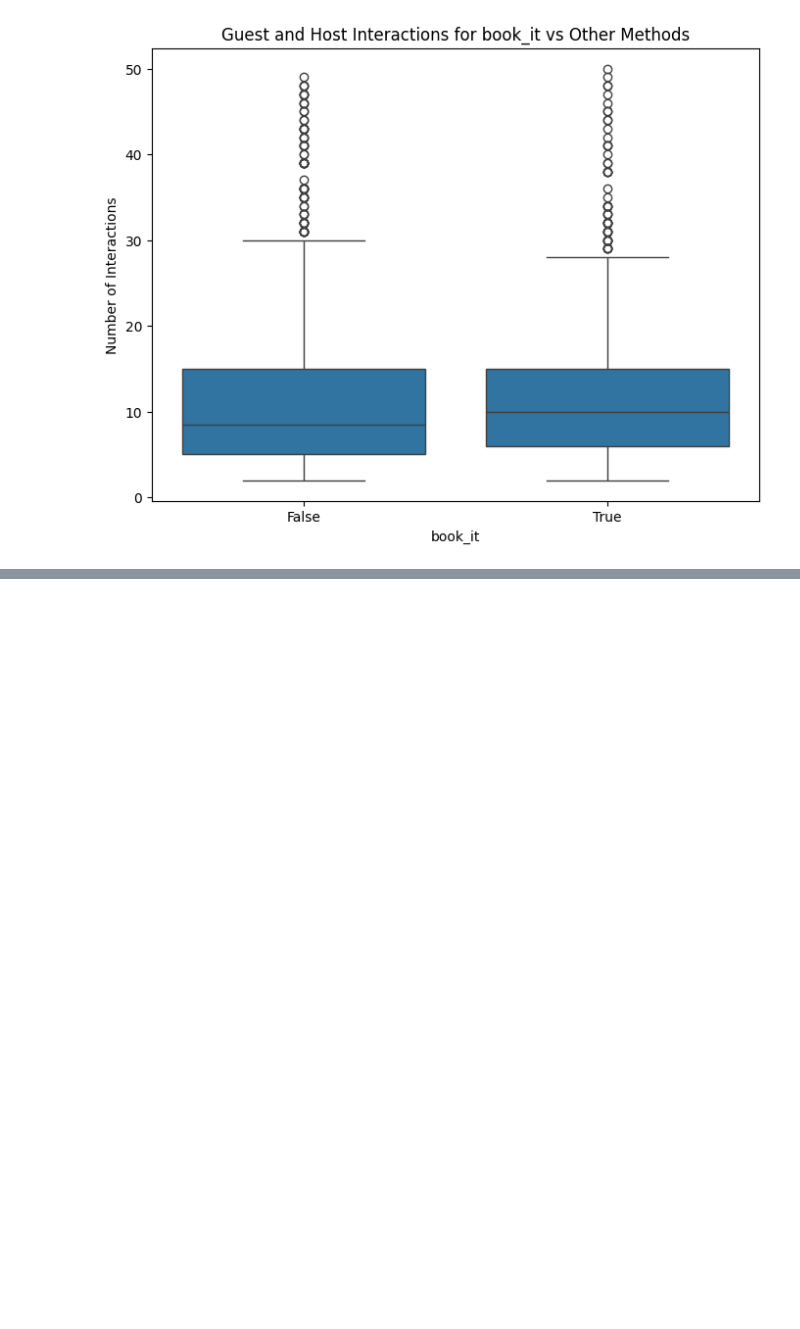
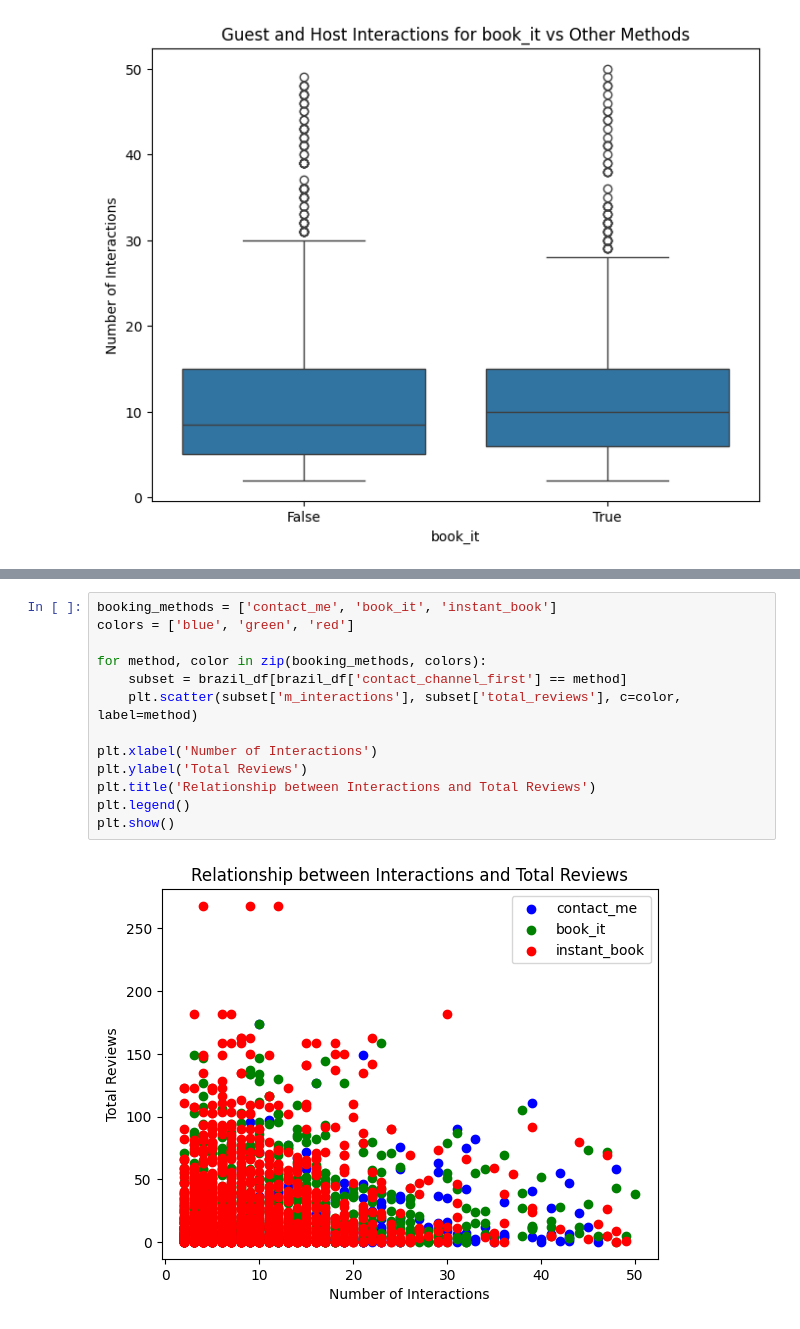
Before and after one commit to IsaacGA123/Airbnb-analysis, a Jupyter notebook: takehomefile.ipynb, the cells around one changed output, grey strips where cells are left out. Drawn from its saved outputs; the diff is of its cells as text; blank space fills up the shorter version.

```diff
--- a/takehomefile.ipynb
+++ b/takehomefile.ipynb
@@ -381,0 +433,15 @@ plt.show()
+# %%
+booking_methods = ['contact_me', 'book_it', 'instant_book']
+colors = ['blue', 'green', 'red']
+
+for method, color in zip(booking_methods, colors):
+    subset = brazil_df[brazil_df['contact_channel_first'] == method]
+    plt.scatter(subset['m_interactions'], subset['total_reviews'], c=color, label=method)
+
+plt.xlabel('Number of Interactions')
+plt.ylabel('Total Reviews')
+plt.title('Relationship between Interactions and Total Reviews')
+plt.legend()
+plt.show()
+# %% [output]
+[figure, added]
```
Also changed, not shown: parts of 19 cells of this notebook.
